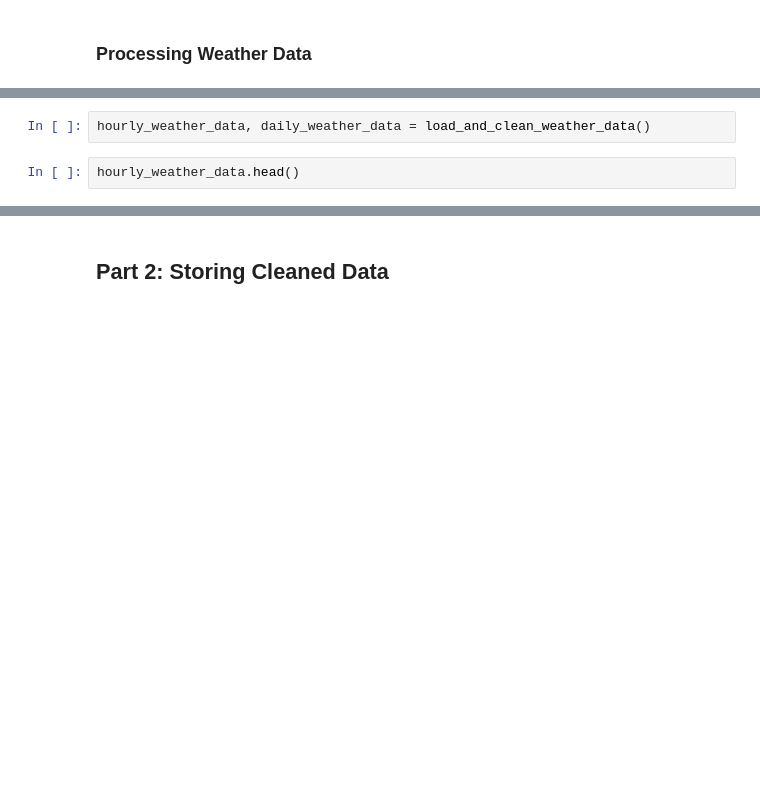
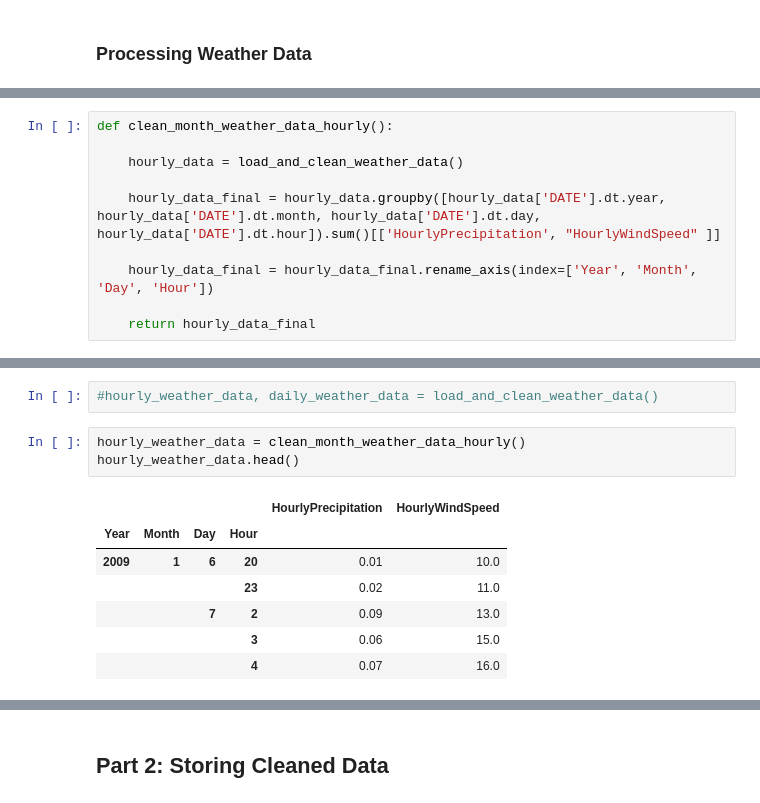
Before and after one commit to sowmya6598/final-project-tools, a Jupyter notebook: Project.ipynb, the cells around one changed output, grey strips where cells are left out. Saved outputs shown, nothing was run; the diff lists cells and outputs as text; blank space fills up the shorter version.

```diff
--- a/Project.ipynb
+++ b/Project.ipynb
@@ -491 +432,11 @@ def clean_month_weather_data_daily(csv_file):
+# %%
+def clean_month_weather_data_hourly():
+
+    hourly_data = load_and_clean_weather_data()
+
+    hourly_data_final = hourly_data.groupby([hourly_data['DATE'].dt.year, hourly_data['DATE'].dt.month, hourly_data['DATE'].dt.day, hourly_data['DATE'].dt.hour]).sum()[['HourlyPrecipitation', "HourlyWindSpeed" ]]
+
+    hourly_data_final = hourly_data_final.rename_axis(index=['Year', 'Month', 'Day', 'Hour'])
+
+    return hourly_data_final
 # %%
@@ -510,5 +465,14 @@ def load_and_clean_weather_data():
 # %%
-hourly_weather_data, daily_weather_data = load_and_clean_weather_data()
+#hourly_weather_data, daily_weather_data = load_and_clean_weather_data()
 # %%
+hourly_weather_data = clean_month_weather_data_hourly()
 hourly_weather_data.head()
+# %% [output]
+|  |  |  |  | HourlyPrecipitation | HourlyWindSpeed |
+| Year | Month | Day | Hour |  |  |
+| 2009 | 1 | 6 | 20 | 0.01 | 10.0 |
+|  |  |  | 23 | 0.02 | 11.0 |
+|  |  | 7 | 2 | 0.09 | 13.0 |
+|  |  |  | 3 | 0.06 | 15.0 |
+|  |  |  | 4 | 0.07 | 16.0 |
 # %%
```
Also changed, not shown: parts of 9 cells of this notebook.
